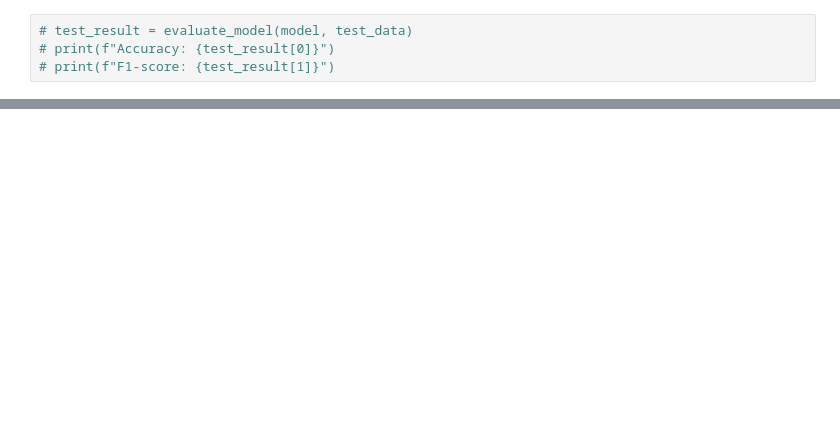
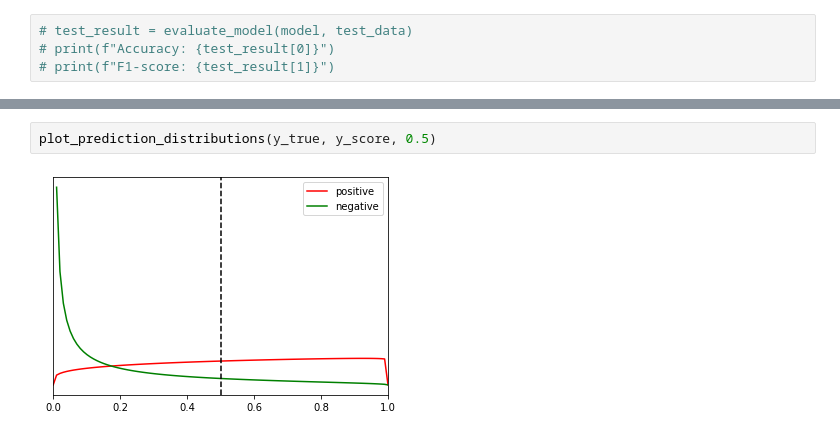
Before and after one commit to hueindahaus/mole-patrol, a Jupyter notebook: backend/ml/model_training copy 2.ipynb, the cells around one changed output, grey strips where cells are left out. Saved outputs shown, nothing was run; the diff lists cells and outputs as text; blank space fills up the shorter version.

```diff
--- a/backend/ml/model_training copy 2.ipynb
+++ b/backend/ml/model_training copy 2.ipynb
@@ -263,0 +358,4 @@ Total Fraudulent Transactions:  192
+# %%
+plot_prediction_distributions(y_true, y_score, 0.5)
+# %% [output]
+[figure, added]
```
Also changed, not shown: parts of 27 cells of this notebook, 2 other files.
